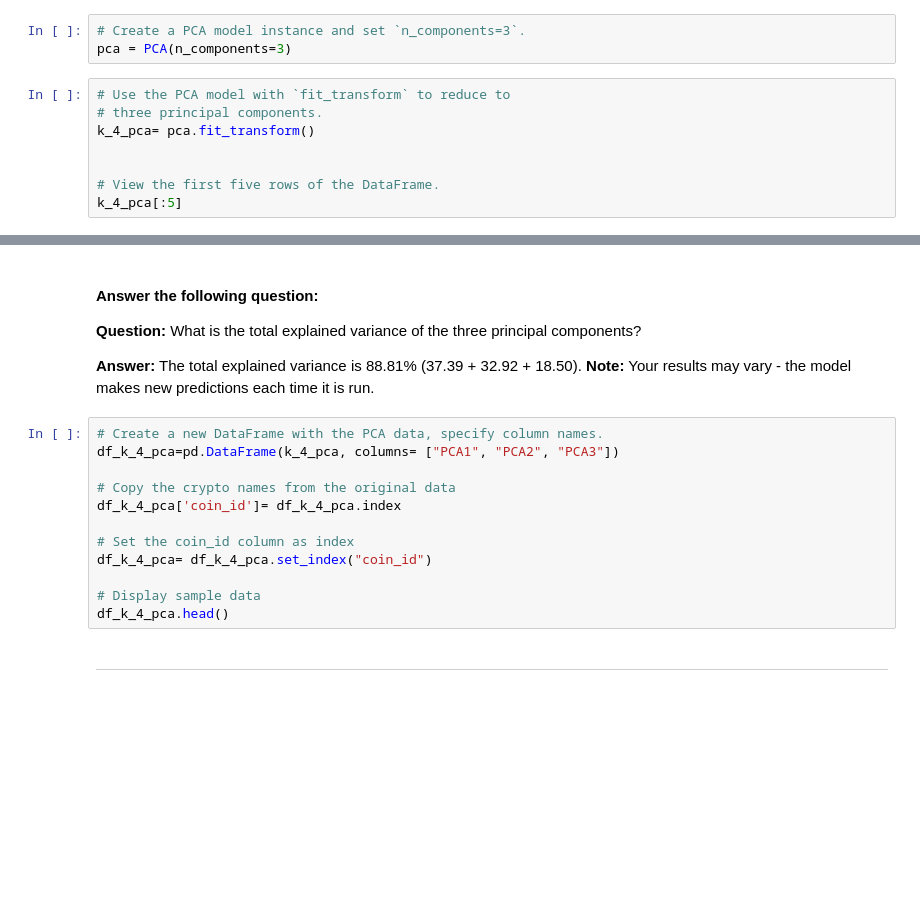
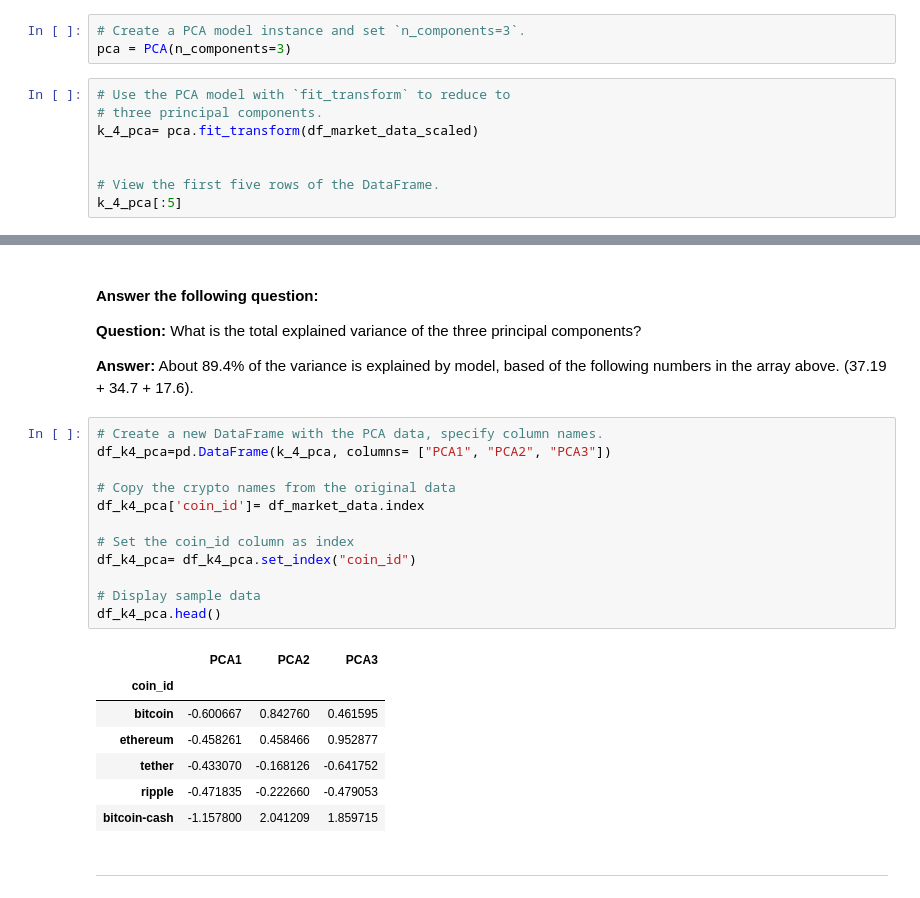
Before and after one commit to emily-curlin/crytpoclustering, a Jupyter notebook: Crypto_Clustering_ECC.ipynb, the cells around one changed output, grey strips where cells are left out. Cells and saved outputs as stored; diff of their text form; blank space fills up the shorter version.

```diff
--- a/Crypto_Clustering_ECC.ipynb
+++ b/Crypto_Clustering_ECC.ipynb
@@ -237,7 +321,7 @@ pca = PCA(n_components=3)
 # %%
 # Use the PCA model with `fit_transform` to reduce to
 # three principal components.
-k_4_pca= pca.fit_transform()
+k_4_pca= pca.fit_transform(df_market_data_scaled)
 
 
 # View the first five rows of the DataFrame.
@@ -251,19 +343,27 @@ pca.explained_variance_ratio_
 
 **Question:** What is the total explained variance of the three principal components?
 
-**Answer:** The total explained variance is 88.81% (37.39 + 32.92 + 18.50). **Note:** Your results may vary - the model makes new predictions each time it is run.
+**Answer:** About 89.4% of the variance is explained by model, based of the following numbers in the array above. (37.19 + 34.7 + 17.6).
 # %%
 # Create a new DataFrame with the PCA data, specify column names.
-df_k_4_pca=pd.DataFrame(k_4_pca, columns= ["PCA1", "PCA2", "PCA3"])
+df_k4_pca=pd.DataFrame(k_4_pca, columns= ["PCA1", "PCA2", "PCA3"])
 
 # Copy the crypto names from the original data
-df_k_4_pca['coin_id']= df_k_4_pca.index
+df_k4_pca['coin_id']= df_market_data.index
 
 # Set the coin_id column as index
-df_k_4_pca= df_k_4_pca.set_index("coin_id")
+df_k4_pca= df_k4_pca.set_index("coin_id")
 
 # Display sample data
-df_k_4_pca.head()
+df_k4_pca.head()
+# %% [output]
+|  | PCA1 | PCA2 | PCA3 |
+| coin_id |  |  |  |
+| bitcoin | -0.600667 | 0.842760 | 0.461595 |
+| ethereum | -0.458261 | 0.458466 | 0.952877 |
+| tether | -0.433070 | -0.168126 | -0.641752 |
+| ripple | -0.471835 | -0.222660 | -0.479053 |
+| bitcoin-cash | -1.157800 | 2.041209 | 1.859715 |
 # %% [markdown]
 ---
 # %% [markdown]
```
Also changed, not shown: parts of 30 cells of this notebook.
